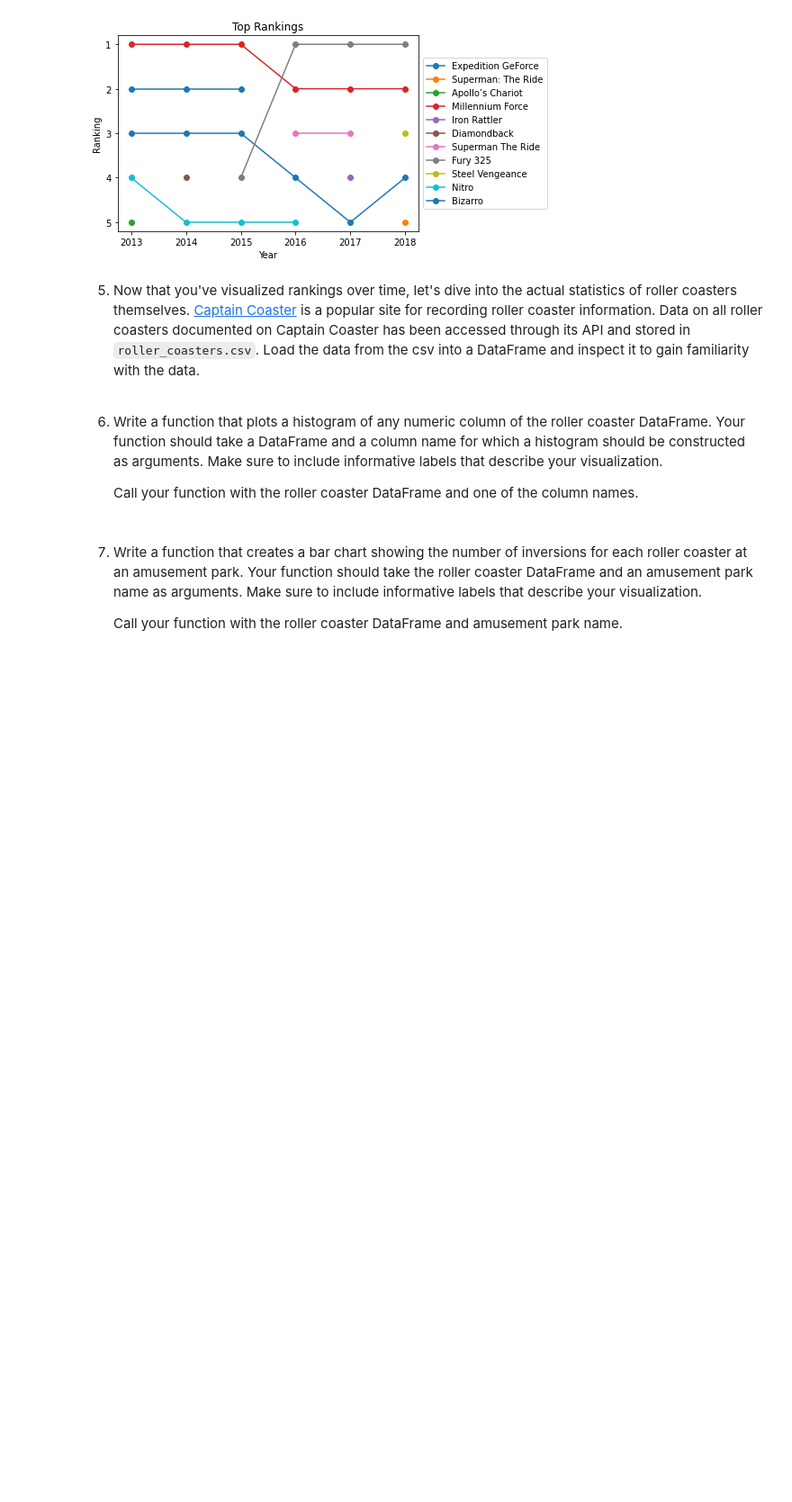
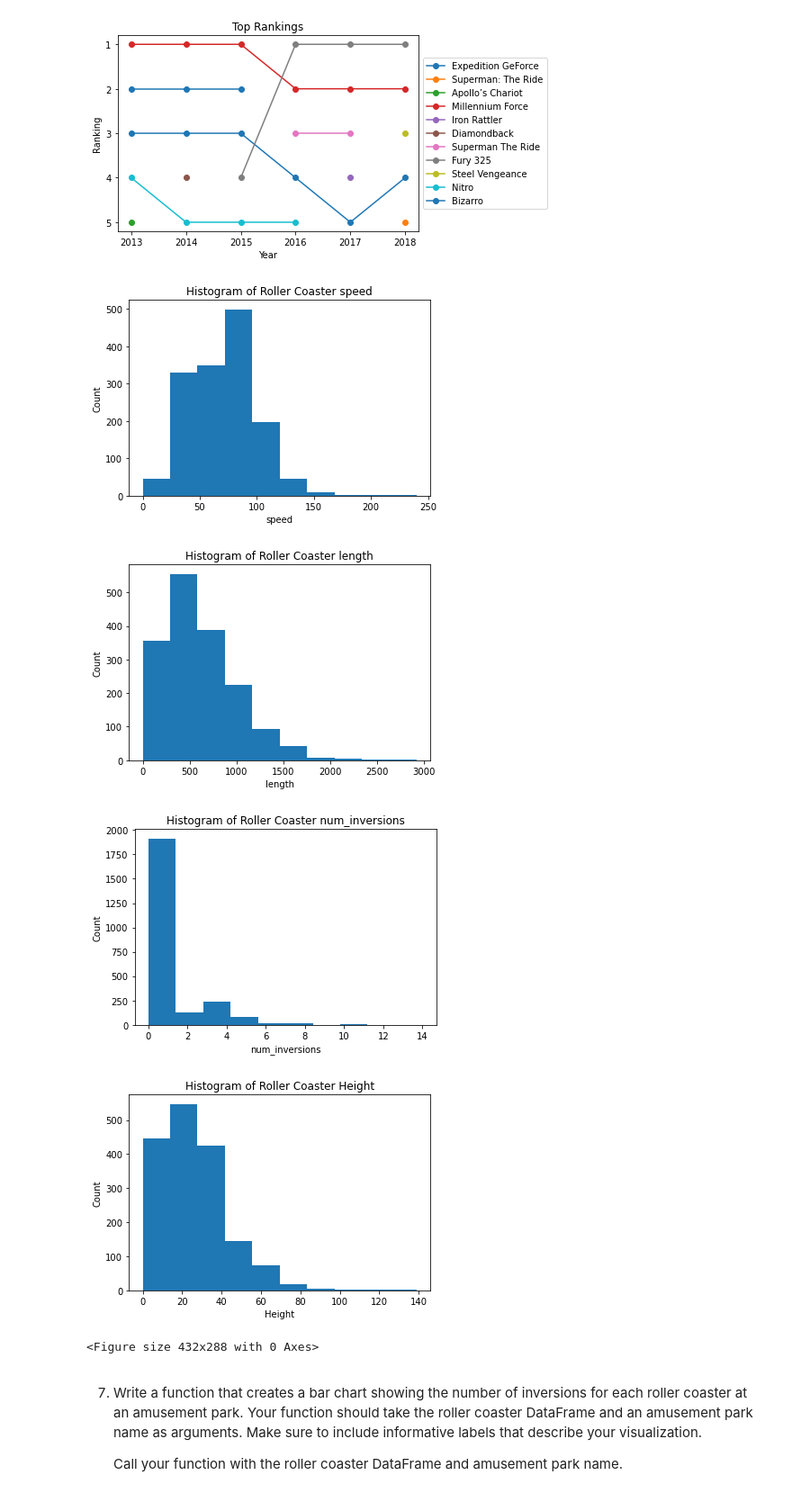
Before and after one commit to soyuz108/Roller-Coasters, a Jupyter notebook: Roller Coaster.ipynb, the cells around one changed output. Shown at 90% size. Cells and saved outputs as stored; diff of their text form; code cells hidden in the pictures; blank space fills up the shorter version.

Commit message:
Function #5 for histograms

```diff
--- a/Roller Coaster.ipynb
+++ b/Roller Coaster.ipynb
@@ -145,5 +145,3 @@ plot_top_rankings(5, df_steel)
 # %% [output]
 [figure]
 [figure]
-# %% [markdown]
-   5. Now that you've visualized rankings over time, let's dive into the actual statistics of roller coasters themselves. [Captain Coaster](https://captaincoaster.com/en/) is a popular site for recording roller coaster information. Data on all roller coasters documented on Captain Coaster has been accessed through its API and stored in `roller_coasters.csv`. Load the data from the csv into a DataFrame and inspect it to gain familiarity with the data.
@@ -153,20 +148,44 @@ plot_top_rankings(5, df_steel)
-# %% [markdown]
-6. Write a function that plots a histogram of any numeric column of the roller coaster DataFrame. Your function should take a DataFrame and a column name for which a histogram should be constructed as arguments. Make sure to include informative labels that describe your visualization.
-
-   Call your function with the roller coaster DataFrame and one of the column names.
 # %%
-# 6
 # Create a function to plot histogram of column values
-
+def plot_histogram(df, column_name):
+  plt.hist(df[column_name].dropna())
+  # Give titles
+  plt.title("Histogram of Roller Coaster {}".format(column_name))
+  plt.xlabel(column_name)
+  plt.ylabel("Count")
+  plt.show()
 # Create histogram of roller coaster speed
+plot_histogram(df_coasters, "speed")
+plt.clf()
 
 # Create histogram of roller coaster length
+plot_histogram(df_coasters, "length")
+plt.clf()
 
 # Create histogram of roller coaster number of inversions
+plot_histogram(df_coasters, "num_inversions")
+plt.clf()
 
 # Create a function to plot histogram of height values
+def plot_height_histogram(df):
+  # Remove the outliers that skew the data
+  heights = df[df["height"] <= 140]["height"].dropna()
+  plt.hist(heights)
+  # Give titles
+  plt.title("Histogram of Roller Coaster Height")
+  plt.xlabel("Height")
+  plt.ylabel("Count")
+  plt.show()
 
 # Create a histogram of roller coaster height
+plot_height_histogram(df_coasters)
+plt.clf()
+# %% [output]
+[figure, added]
+[figure, added]
+[figure, added]
+[figure, added]
+<Figure size 432x288 with 0 Axes>
 # %% [markdown]
 7. Write a function that creates a bar chart showing the number of inversions for each roller coaster at an amusement park. Your function should take the roller coaster DataFrame and an amusement park name as arguments. Make sure to include informative labels that describe your visualization.
 
```
Also changed, not shown: parts of 1 cell of this notebook.
